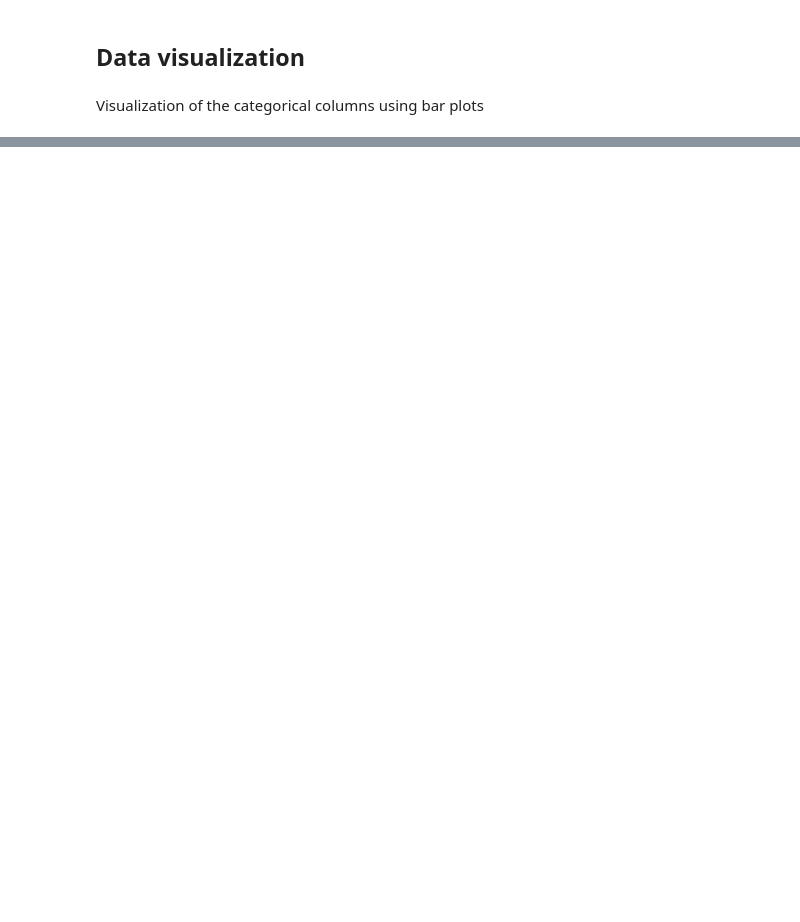
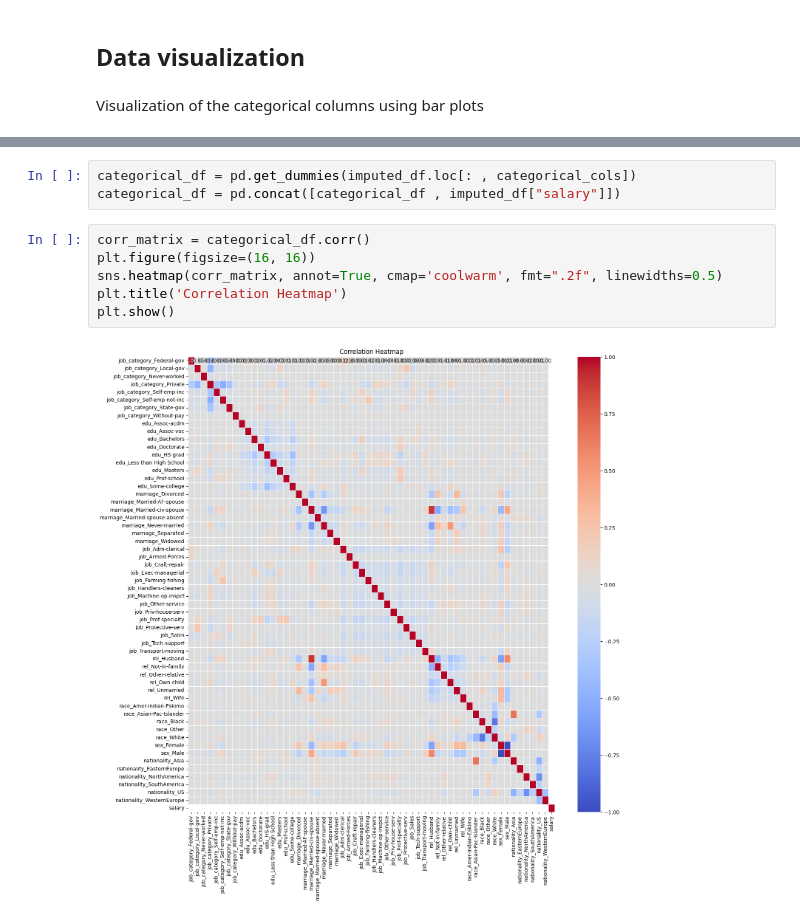
Before and after one commit to esNIMA/ML-projects, a Jupyter notebook: 5-Applied ML HW1/ML-HW1/Part-1.ipynb, the cells around one changed output, grey strips where cells are left out. Cells and saved outputs as stored; diff of their text form; blank space fills up the shorter version.

```diff
--- a/5-Applied ML HW1/ML-HW1/Part-1.ipynb
+++ b/5-Applied ML HW1/ML-HW1/Part-1.ipynb
@@ -373,0 +523,11 @@ swarm plot
+# %%
+categorical_df = pd.get_dummies(imputed_df.loc[: , categorical_cols])
+categorical_df = pd.concat([categorical_df , imputed_df["salary"]])
+# %%
+corr_matrix = categorical_df.corr()
+plt.figure(figsize=(16, 16))
+sns.heatmap(corr_matrix, annot=True, cmap='coolwarm', fmt=".2f", linewidths=0.5)
+plt.title('Correlation Heatmap')
+plt.show()
+# %% [output]
+[figure, added]
```
Also changed, not shown: parts of 39 cells of this notebook.
